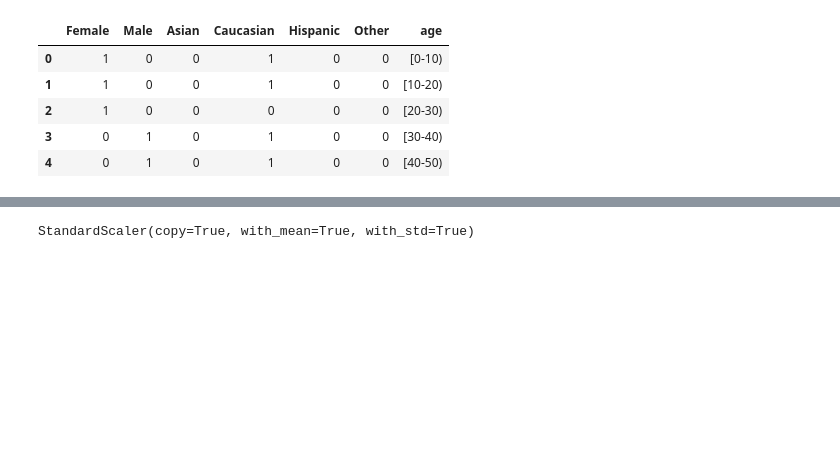
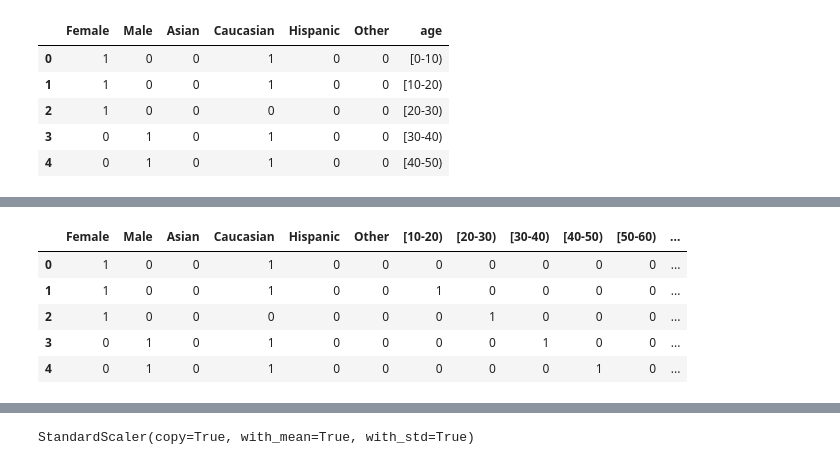
Before and after one commit to aag112/Capstone-Projects, a Jupyter notebook: MachineLearningProject.ipynb, the cells around one changed output, grey strips where cells are left out. Saved outputs shown, nothing was run; the diff lists cells and outputs as text; code cells hidden in the pictures; blank space fills up the shorter version.

```diff
--- a/MachineLearningProject.ipynb
+++ b/MachineLearningProject.ipynb
@@ -139,0 +199,9 @@ df3=df.drop('age', axis=1, inplace=True)
+# %%
+df.head()
+# %% [output]
+|  | Female | Male | Asian | Caucasian | Hispanic | Other | [10-20) | [20-30) | [30-40) | [40-50) | [50-60) | ... |
+| 0 | 1 | 0 | 0 | 1 | 0 | 0 | 0 | 0 | 0 | 0 | 0 | ... |
+| 1 | 1 | 0 | 0 | 1 | 0 | 0 | 1 | 0 | 0 | 0 | 0 | ... |
+| 2 | 1 | 0 | 0 | 0 | 0 | 0 | 0 | 1 | 0 | 0 | 0 | ... |
+| 3 | 0 | 1 | 0 | 1 | 0 | 0 | 0 | 0 | 1 | 0 | 0 | ... |
+| 4 | 0 | 1 | 0 | 1 | 0 | 0 | 0 | 0 | 0 | 1 | 0 | ... |
```
Also changed, not shown: parts of 34 cells of this notebook.
